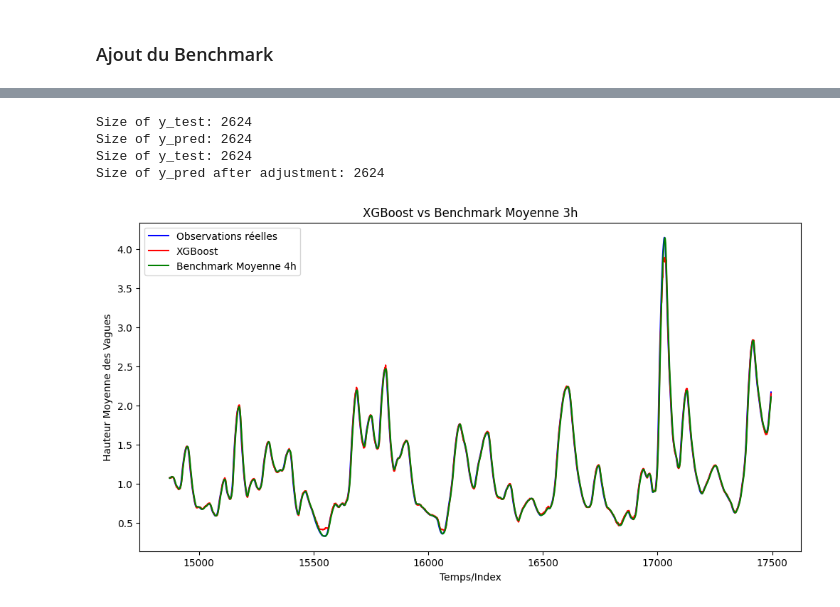
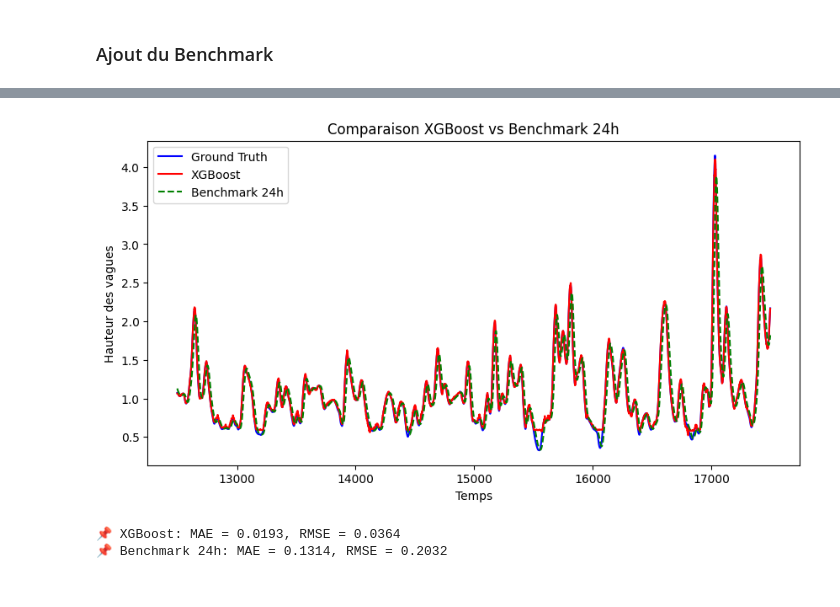
Before and after one commit to vonguyenthaonhi/SERIE-TEMPORELLE-MOSEF, a Jupyter notebook: modelisation.ipynb, the cells around one changed output, grey strips where cells are left out. Cells and saved outputs as stored; diff of their text form; code cells hidden in the pictures.

```diff
--- a/modelisation.ipynb
+++ b/modelisation.ipynb
@@ -102,8 +90,5 @@ data['périodes_hautes'] = data['month'].apply(lambda x: 1 if x in [10,11,12,1,2
 # %%
 data = data.drop(columns=['Hauteur moyenne des vagues les plus hautes_target'])
-# %%
-# 3 dernières heure t à t-2 window rolling
-data['Hauteur_moyenne_vagues_rolling_mean_t_to_minus_2'] = data['Hauteur moyenne des vagues les plus hautes'].rolling(window=3).mean()
 # %%
 # Supprimer les lignes contenant des valeurs manquantes car avec les lag etc il y a des NaN et il faut allignement
 data = data.dropna()
@@ -233,0 +125,7 @@ RMSE sur le jeu de test: 0.0940
+# %%
+# Trier les données par index temporel
+series_data = data.sort_index()
+
+# Séparer les features et la target
+features = series_data.drop(columns=["target","hour","month", "season"])
+target = series_data["target"]
@@ -239,0 +226,3 @@ plt.show()
+# %%
+test_size = 5000
+test_start = len(series_data) - test_size
@@ -362,30 +379,26 @@ print_results(mae_test, rmse_test, mae_mean, rmse_mean)
+# %%
+y_pred_benchmark = features["Hauteur moyenne des vagues les plus hautes_rolling_mean_24h"].loc[y_test.index]  # Prendre la valeur du benchmark sur la période de test
 # %%
-# Vérification des tailles
-print(f"Size of y_test: {len(y_test)}")
-print(f"Size of y_pred: {len(y_pred)}")
-y_pred = y_pred[:len(y_test)]
+plt.figure(figsize=(10,5))
+plt.plot(y_test.index, y_test, label='Ground Truth', color='blue')
+plt.plot(y_test.index, y_test_pred, label='XGBoost', color='red')
+plt.plot(y_test.index, y_pred_benchmark, label='Benchmark 24h', color='green', linestyle="dashed")
 
-# Vérification après la modification
-print(f"Size of y_test: {len(y_test)}")
-print(f"Size of y_pred after adjustment: {len(y_pred)}")
-
-# Tracer les courbes
-plt.figure(figsize=(12, 6))
-plt.plot(y_test.index, y_test, label="Observations réelles", color='blue')
-plt.plot(y_test.index, y_pred, label="XGBoost", color='red')
-plt.plot(y_test.index, y_pred_mean, label="Benchmark Moyenne 4h", color='green')
-
-# Ajout des labels et du titre
-plt.xlabel("Temps/Index")
-plt.ylabel("Hauteur Moyenne des Vagues")
-plt.title("XGBoost vs Benchmark Moyenne 3h")
-
-# Affichage de la légende et du graphique
+plt.xlabel('Temps')
+plt.ylabel('Hauteur des vagues')
+plt.title('Comparaison XGBoost vs Benchmark 24h')
 plt.legend()
 plt.show()
 # %% [output]
-Size of y_test: 2624
-Size of y_pred: 2624
-Size of y_test: 2624
-Size of y_pred after adjustment: 2624
-[figure, old version]
+[figure, new version]
+# %%
+# 📌 Calcul des performances du benchmark
+mae_benchmark = mean_absolute_error(y_test, y_pred_benchmark)
+rmse_benchmark = np.sqrt(mean_squared_error(y_test, y_pred_benchmark))
+
+# 📌 Affichage des performances
+print(f"📌 XGBoost: MAE = {mae_test:.4f}, RMSE = {rmse_test:.4f}")
+print(f"📌 Benchmark 24h: MAE = {mae_benchmark:.4f}, RMSE = {rmse_benchmark:.4f}")
+# %% [output]
+📌 XGBoost: MAE = 0.0193, RMSE = 0.0364
+📌 Benchmark 24h: MAE = 0.1314, RMSE = 0.2032
```
Also changed, not shown: parts of 19 cells of this notebook.
